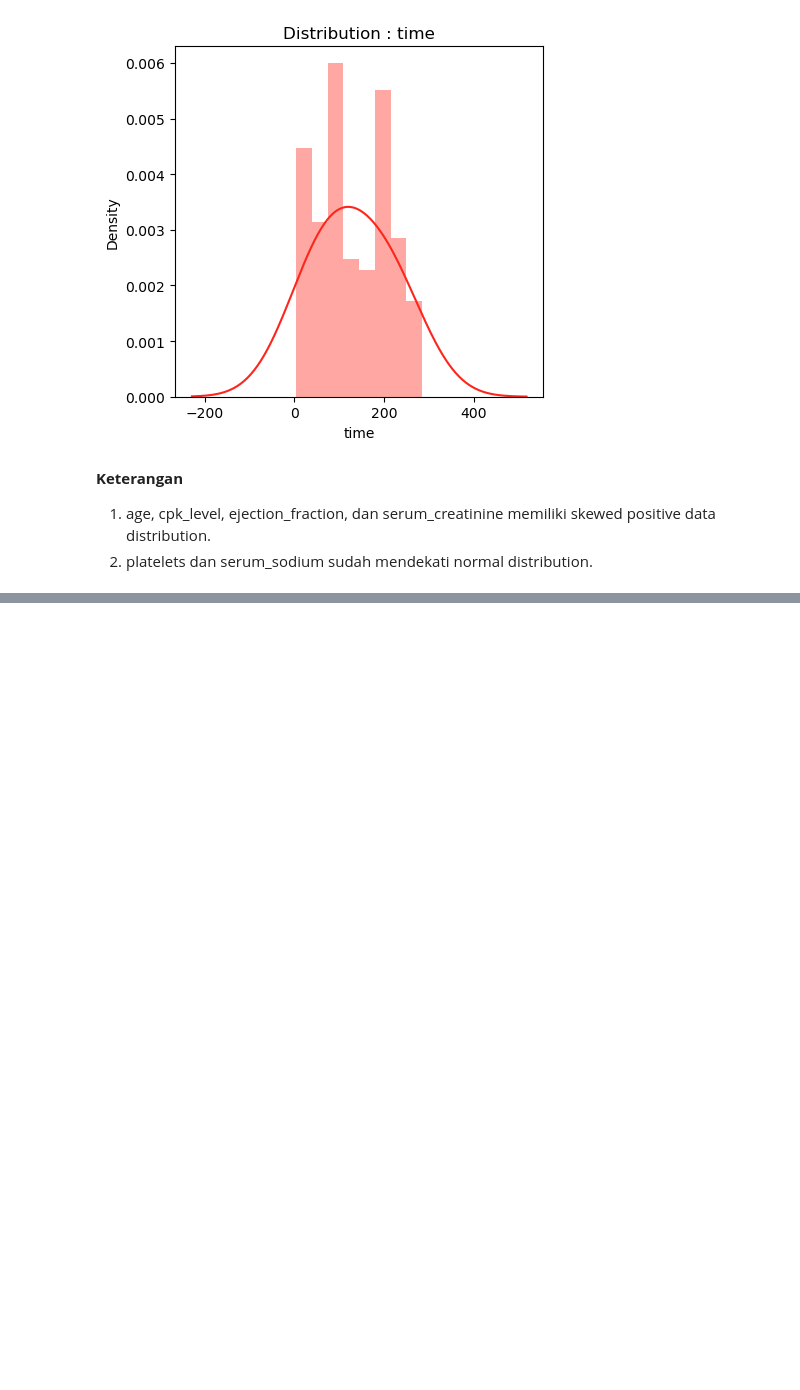
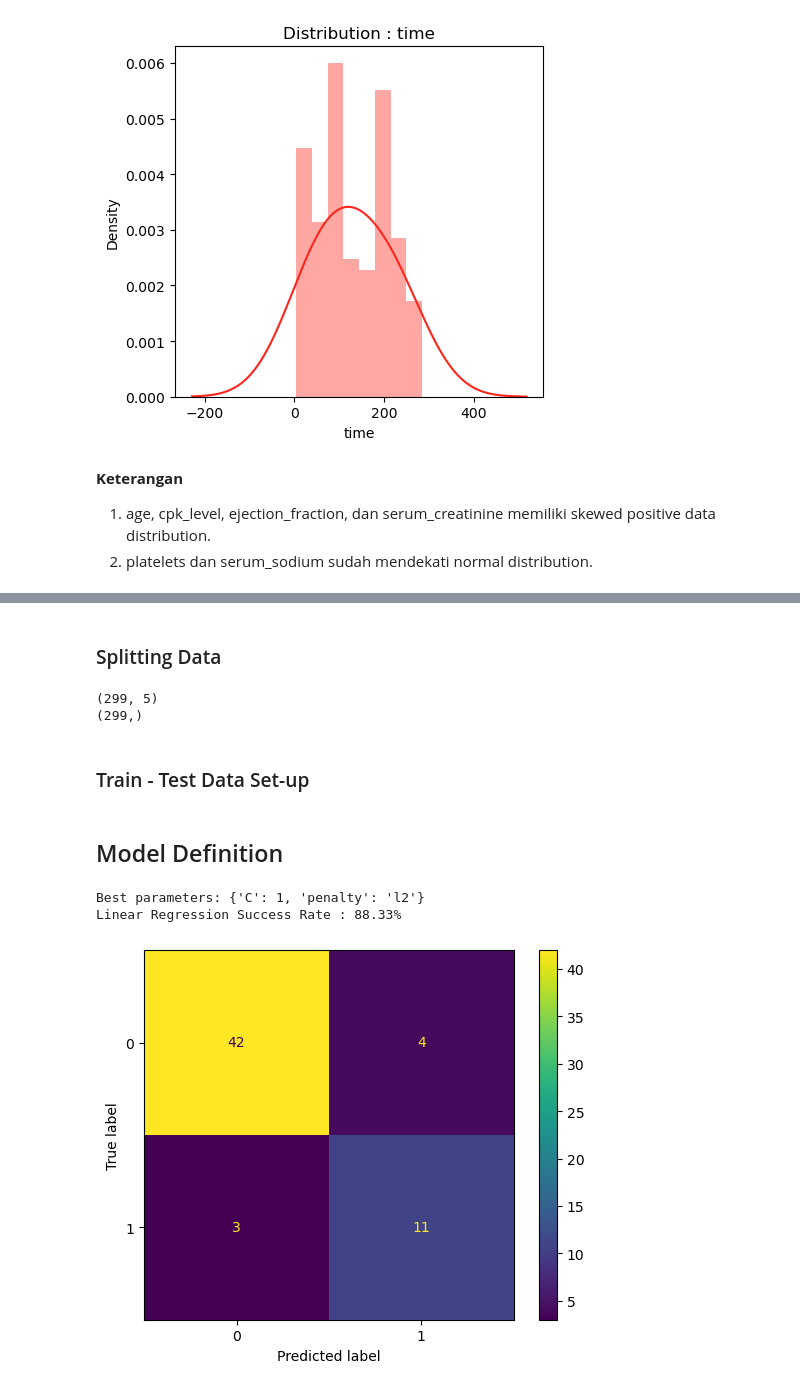
Before and after one commit to qarisp/H8_PYTN-KS08-019, a Jupyter notebook: FinalProject/FinalProject3/Notebook/PYTN_KampusMerdeka_fp3_Qaris Ardian Pratama.ipynb, the cells around one changed output, grey strips where cells are left out. Drawn from its saved outputs; the diff is of its cells as text; code cells hidden in the pictures; blank space fills up the shorter version.

```diff
--- a/FinalProject/FinalProject3/Notebook/PYTN_KampusMerdeka_fp3_Qaris Ardian Pratama.ipynb
+++ b/FinalProject/FinalProject3/Notebook/PYTN_KampusMerdeka_fp3_Qaris Ardian Pratama.ipynb
@@ -220,0 +269,6 @@ Text(0.5, 1.0, 'Distribution : time')
+# %%
+a = [i for i in df1.columns if i != 'death_event']
+# %%
+standard_scaler = StandardScaler()
+df1[a] = standard_scaler.fit_transform(df1[a])
+df1.head()
@@ -220,0 +282,37 @@ Text(0.5, 1.0, 'Distribution : time')
+# %% [markdown]
+### Splitting Data
+# %%
+X = df1[['age', 'ejection_fraction', 'serum_creatinine', 'serum_sodium', 'time']]
+y = df1['death_event']
+print(X.shape)
+print(y.shape)
+# %% [output]
+(299, 5)
+(299,)
+# %% [markdown]
+### Train - Test Data Set-up
+# %%
+X_train, X_test, y_train, y_test = train_test_split(X, y, test_size=0.2, random_state=1)
+# %% [markdown]
+## Model Definition
+# %%
+lr=LogisticRegression(max_iter=10000)
+
+# Search for best hyper-parameters using GridSearchCV
+params = {'penalty': ['l1', 'l2'],
+          'C':[0.001,0.01, 0.1, 1, 10, 100, 1000]}
+best_lr = GridSearchCV(lr, param_grid = params)
+best_lr.fit(X_train, y_train)
+print(f"Best parameters: {best_lr.best_params_}")
+
+p1=best_lr.predict(X_test)
+s1=accuracy_score(y_test,p1)
+
+print("Linear Regression Success Rate :", "{:.2f}%".format(100*s1))
+plot_confusion_matrix(best_lr, X_test, y_test)
+
+plt.show()
+# %% [output]
+Best parameters: {'C': 1, 'penalty': 'l2'}
+Linear Regression Success Rate : 88.33%
+[figure, added]
```
Also changed, not shown: parts of 18 cells of this notebook.
